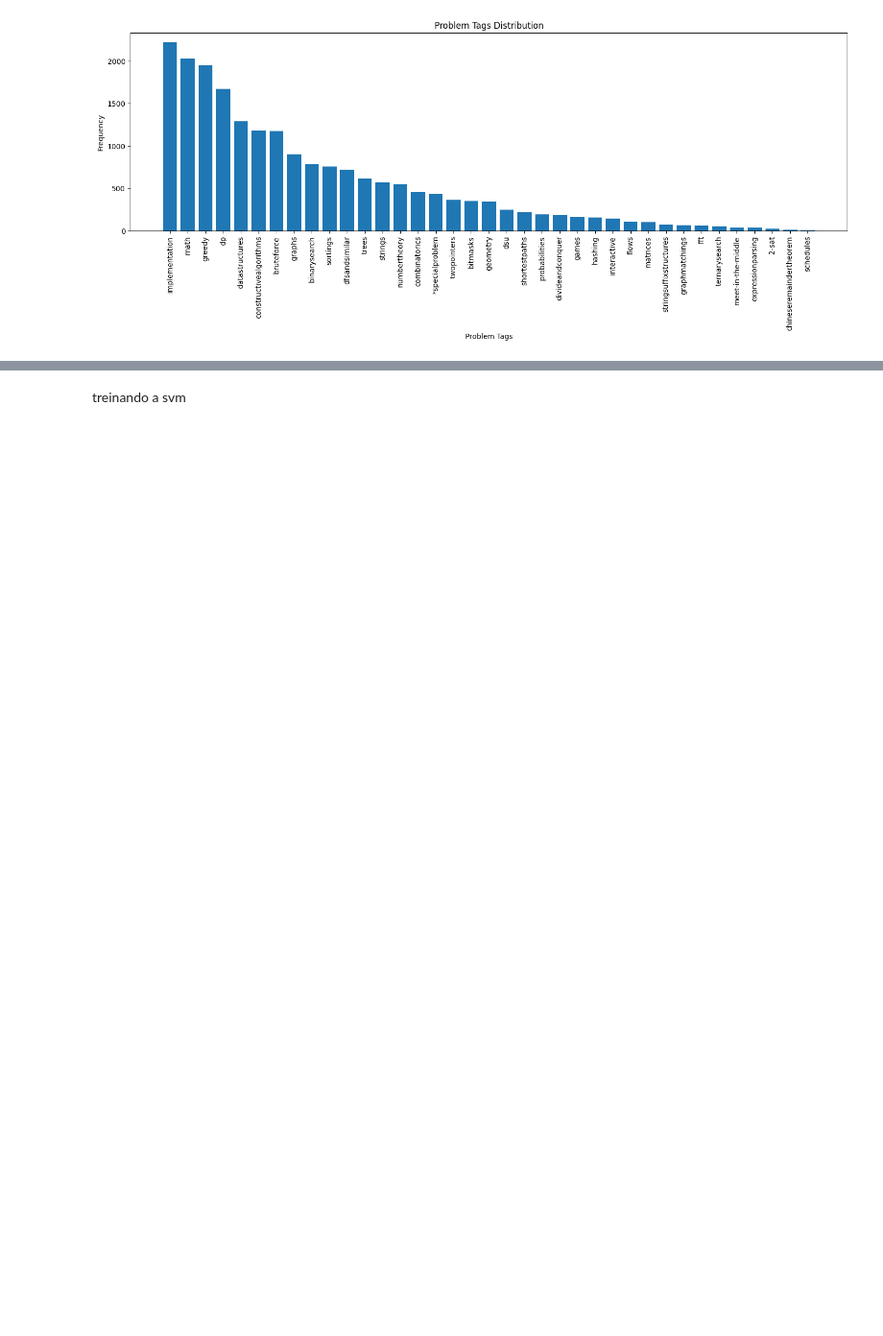
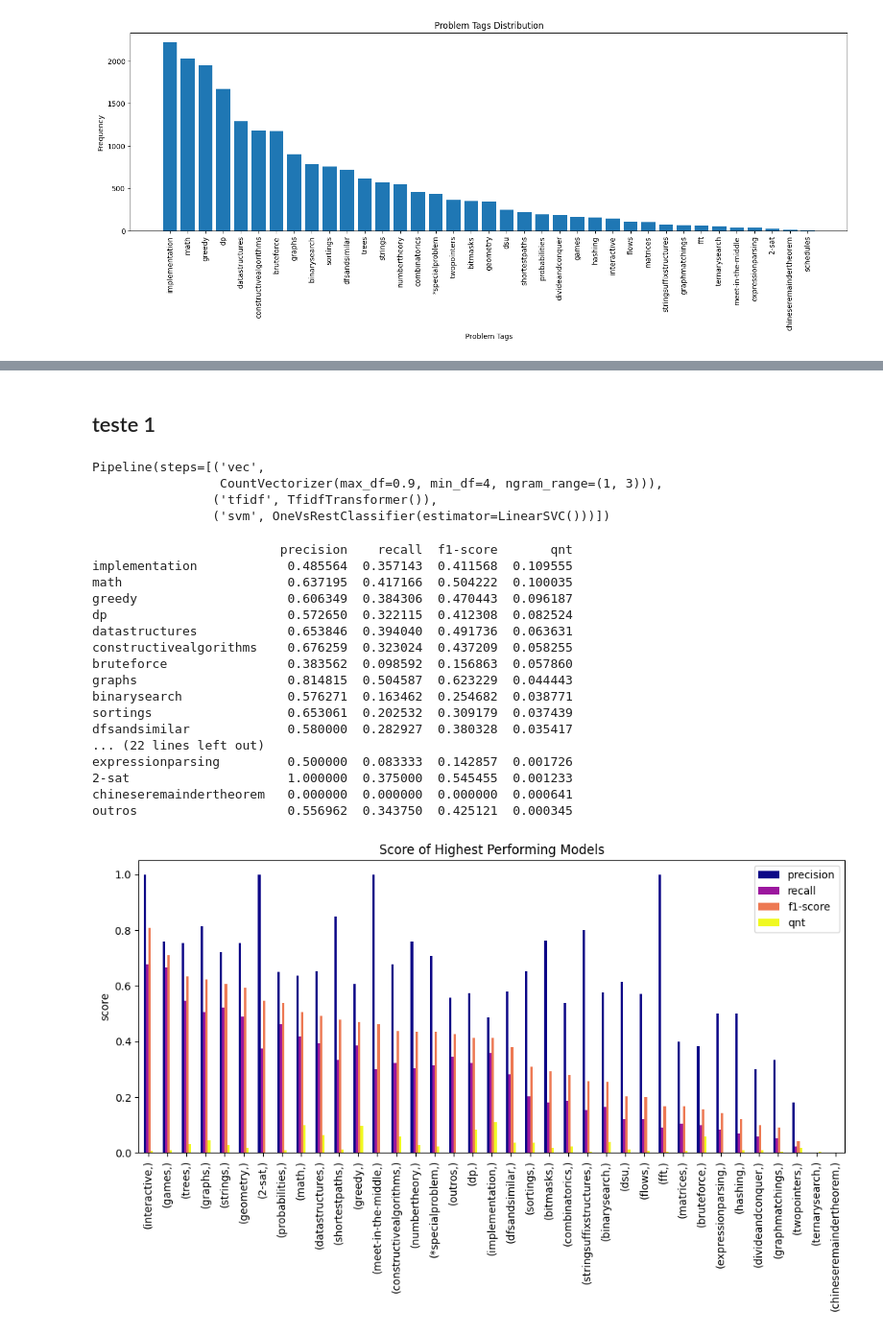
Before and after one commit to anasofia0/classificador-cf, a Jupyter notebook: multi_label_classifier.ipynb, the cells around one changed output, grey strips where cells are left out. Shown at 96% size. Cells and saved outputs as stored; diff of their text form; code cells hidden in the pictures; blank space fills up the shorter version.

Commit message:
adiciona pipeline e organiza caderno

```diff
--- a/multi_label_classifier.ipynb
+++ b/multi_label_classifier.ipynb
@@ -103,12 +187,10 @@ min_df = 4
 norm = 'l2'
 smooth_idf = True
 # %%
-vec = CountVectorizer(ngram_range=ngram_range,
-                      max_df=max_df,
-                      min_df=min_df)
-
-tfidf = TfidfTransformer(norm=norm,
-                         smooth_idf=smooth_idf)
-
-X = vec.fit_transform(text)
-X_tfidf = tfidf.fit(X)
+pipe = Pipeline([('vec', CountVectorizer(ngram_range=ngram_range,
+                                         max_df=max_df,
+                                         min_df=min_df)),
+                 ('tfidf', TfidfTransformer(norm=norm,
+                                            smooth_idf=smooth_idf)),
+                 ('svm', OneVsRestClassifier(LinearSVC()))
+                ])
@@ -167,4 +196,0 @@ def get_matrix(n_labels, topics, chooseLabel=False, list_labels=[]):
-# %% [markdown]
-treinando a svm
-
-[]()
@@ -172,0 +197,37 @@ treinando a svm
+# %% [markdown]
+## teste 1
+# %%
+n_labels = 37
+
+Y, labels = get_matrix(n_labels, topics)
+X_train, X_test, Y_train, Y_test = train_test_split(text, Y, test_size=0.25, random_state=0)
+
+pipe.fit(X_train, Y_train)
+# %% [output]
+Pipeline(steps=[('vec',
+                 CountVectorizer(max_df=0.9, min_df=4, ngram_range=(1, 3))),
+                ('tfidf', TfidfTransformer()),
+                ('svm', OneVsRestClassifier(estimator=LinearSVC()))])
+# %%
+predict = pipe.predict(X_test)
+scores = get_scores(Y_test, predict, labels, topics)
+plot(scores, labels)
+# %% [output]
+                         precision    recall  f1-score       qnt
+implementation            0.485564  0.357143  0.411568  0.109555
+math                      0.637195  0.417166  0.504222  0.100035
+greedy                    0.606349  0.384306  0.470443  0.096187
+dp                        0.572650  0.322115  0.412308  0.082524
+datastructures            0.653846  0.394040  0.491736  0.063631
+constructivealgorithms    0.676259  0.323024  0.437209  0.058255
+bruteforce                0.383562  0.098592  0.156863  0.057860
+graphs                    0.814815  0.504587  0.623229  0.044443
+binarysearch              0.576271  0.163462  0.254682  0.038771
+sortings                  0.653061  0.202532  0.309179  0.037439
+dfsandsimilar             0.580000  0.282927  0.380328  0.035417
+... (22 lines left out)
+expressionparsing         0.500000  0.083333  0.142857  0.001726
+2-sat                     1.000000  0.375000  0.545455  0.001233
+chineseremaindertheorem   0.000000  0.000000  0.000000  0.000641
+outros                    0.556962  0.343750  0.425121  0.000345
+[figure, added]
```
Also changed, not shown: parts of 25 cells of this notebook.
